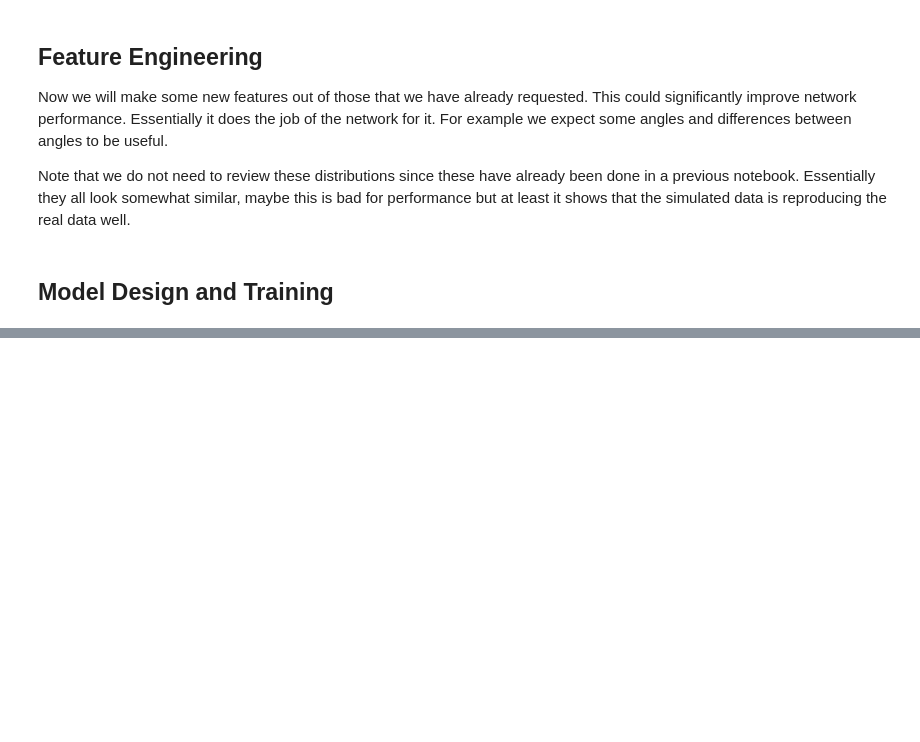
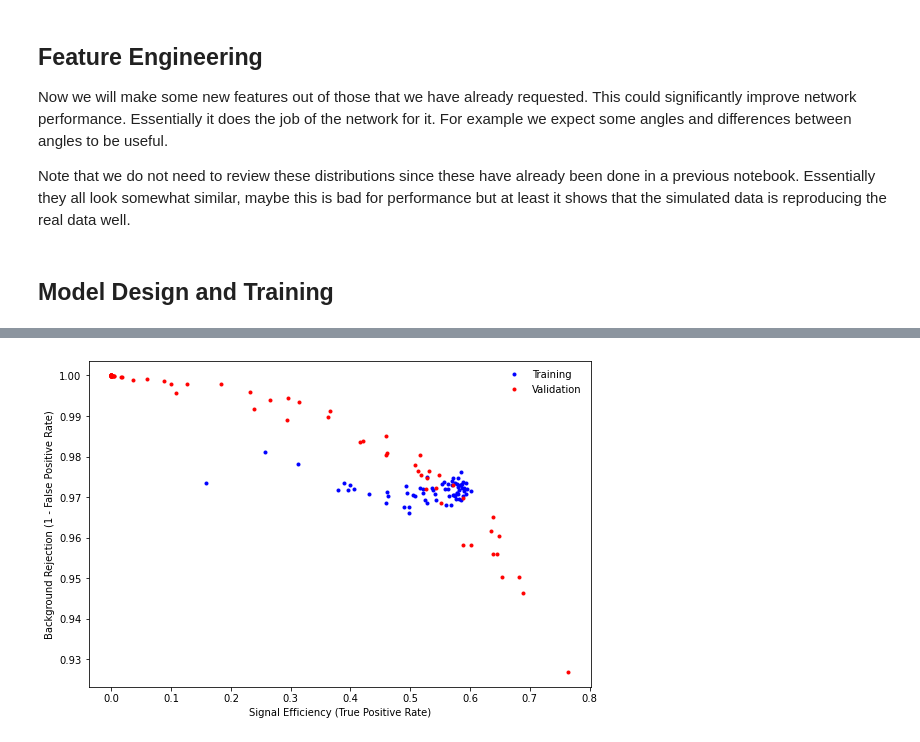
Before and after one commit to ChandlerKenworthy/Y4RareDecayProject, a Jupyter notebook: code/neural_network/nn_with_preselection.ipynb, the cells around one changed output, grey strips where cells are left out. Saved outputs shown, nothing was run; the diff lists cells and outputs as text; code cells hidden in the pictures; blank space fills up the shorter version.

```diff
--- a/code/neural_network/nn_with_preselection.ipynb
+++ b/code/neural_network/nn_with_preselection.ipynb
@@ -83,0 +66,4 @@ Features requested successfully
+# %%
+df = dp.get_combined_data(feats, keep_only_events=keep_events, random_shuffle=True, random_state=0)
+# I will always use n a random state of zero for reproducibility of the notebook
+# This fetches
@@ -121,11 +111,10 @@ from tensorflow.keras.regularizers import l1_l2
 from tensorflow.keras import callbacks
 
 early_stopping = keras.callbacks.EarlyStopping(patience=20, min_delta=0.001, restore_best_weights=True)
-lr_schedule = callbacks.ReduceLROnPlateau(
-    patience=5,
-    factor=0.2,
-    min_lr=0.001,
-)
+# Stop the training early when we really plateau
+
+lr_schedule = callbacks.ReduceLROnPlateau(patience=5, factor=0.2, min_lr=0.001)
+# Adjust learning rate when we start to plateau during training
 
 m = keras.Sequential()
 m.add(layers.Dense(64, activation='relu', input_shape=(X_train.shape[1],), kernel_regularizer=l1_l2(0.001, 0.001)))
@@ -137,9 +126,10 @@ m.add(layers.Dense(128, activation='relu', kernel_regularizer=l1_l2(0.001, 0.001
 m.add(layers.BatchNormalization())
 m.add(layers.Dense(256, activation='relu', kernel_regularizer=l1_l2(0.001, 0.001)))
 m.add(layers.Dense(1, activation='sigmoid'))
-m.compile(optimizer='rmsprop', loss='binary_crossentropy', metrics=['binary_accuracy', 'AUC'])
-#m_history = m.fit(X_train, y_train, epochs=100, batch_size=1024, validation_data=(X_val, y_val), callbacks=[early_stopping, lr_schedule])
-# Do not train the model again just load it in
-#m = tf.keras.models.load_model('models/v2.3')
-m.summary()
+m.compile(optimizer='rmsprop', loss='binary_crossentropy', metrics=['binary_accuracy', 'AUC', 'TruePositives', 'TrueNegatives', 'FalsePositives', 'FalseNegatives'])
+m_history = m.fit(X_train, y_train, epochs=100, batch_size=1024, validation_data=(X_val, y_val), callbacks=[early_stopping, lr_schedule])
+with open('train_history/v2.3.2_histDict', 'wb') as file_pi:
+    pickle.dump(m_history.history, file_pi)
+    # Write out the raw dictionary history
+m.save('models/v2.3.2')
 # %% [output]
@@ -183,0 +170,20 @@ INFO:tensorflow:Assets written to: models/v2.3/assets
+# %%
+roc_history = m_history.history
+
+train_signal_efficiency = roc_history['true_positives'] /  y_train.value_counts()[1]
+val_signal_efficiency = roc_history['val_true_positives'] /  y_val.value_counts()[1]
+# What percentage of total signal events were identified as signal events
+
+train_background_rej = 1 - (roc_history['false_positives'] / y_train.value_counts()[0])
+val_background_rej = 1 - (roc_history['val_false_positives'] / y_val.value_counts()[0])
+# The number of true positives to total positivesa
+# %%
+fig, ax = plt.subplots(1, 1, figsize=(9, 6))
+ax.plot(train_signal_efficiency, train_background_rej, 'b.', label='Training')
+ax.plot(val_signal_efficiency, val_background_rej, 'r.', label='Validation')
+ax.set_ylabel('Background Rejection (1 - False Positive Rate)')
+ax.set_xlabel('Signal Efficiency (True Positive Rate)')
+plt.legend(frameon=False)
+plt.show()
+# %% [output]
+[figure, added]
```
Also changed, not shown: parts of 16 cells of this notebook, 19 other files.
